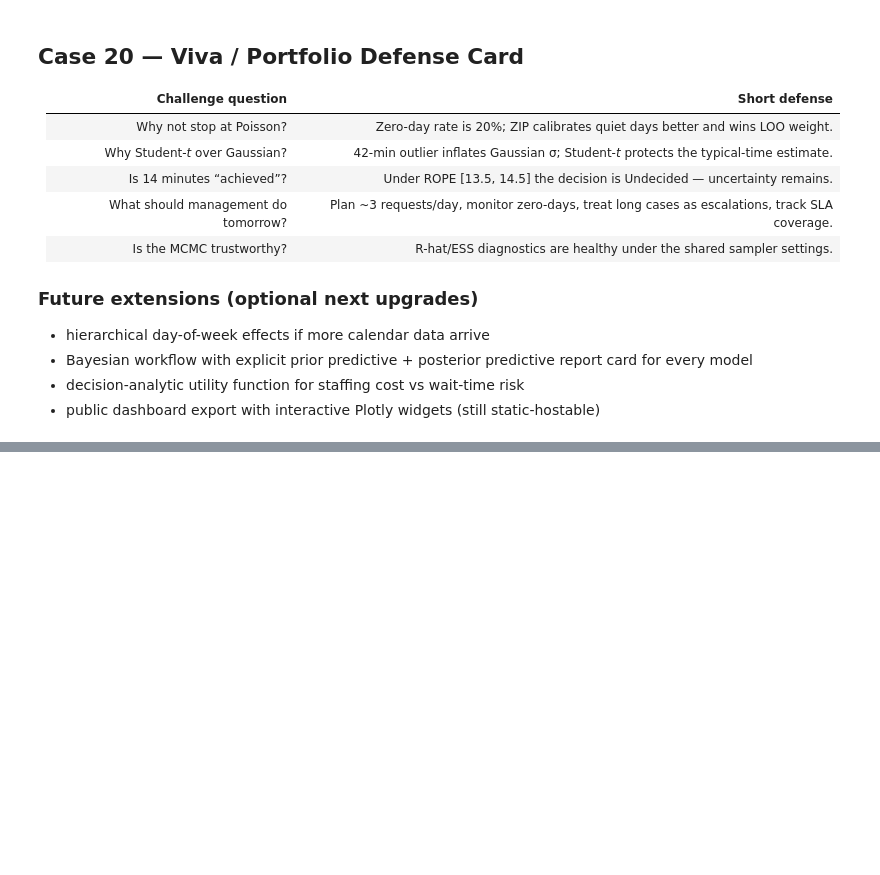
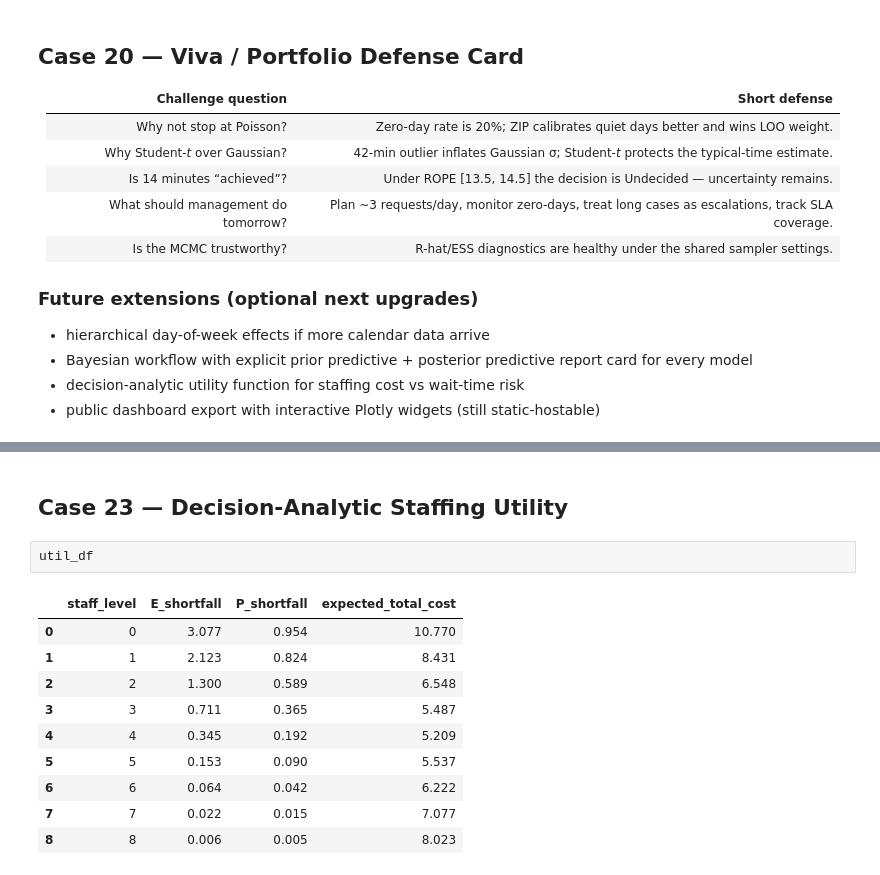
Before and after one commit to rohaan2802/Bayesian_PyMC, a Jupyter notebook: notebook/i222327_A01_A_SM.ipynb, the cells around one changed output, grey strips where cells are left out. Saved outputs shown, nothing was run; the diff lists cells and outputs as text; blank space fills up the shorter version.

Commit message:
Saturate analysis with Pack C: PIT, utility, hierarchical proxy, LFO, and dashboard.

```diff
--- a/notebook/i222327_A01_A_SM.ipynb
+++ b/notebook/i222327_A01_A_SM.ipynb
@@ -1163,0 +1209,15 @@ The notebook is optimized for **reproducibility and reviewer clarity**, not for
+# %% [markdown]
+## Case 23 — Decision-Analytic Staffing Utility
+# %%
+util_df
+# %% [output]
+|  | staff_level | E_shortfall | P_shortfall | expected_total_cost |
+| 0 | 0 | 3.077 | 0.954 | 10.770 |
+| 1 | 1 | 2.123 | 0.824 | 8.431 |
+| 2 | 2 | 1.300 | 0.589 | 6.548 |
+| 3 | 3 | 0.711 | 0.365 | 5.487 |
+| 4 | 4 | 0.345 | 0.192 | 5.209 |
+| 5 | 5 | 0.153 | 0.090 | 5.537 |
+| 6 | 6 | 0.064 | 0.042 | 6.222 |
+| 7 | 7 | 0.022 | 0.015 | 7.077 |
+| 8 | 8 | 0.006 | 0.005 | 8.023 |
```
Also changed, not shown: parts of 33 cells of this notebook, 14 other files.
